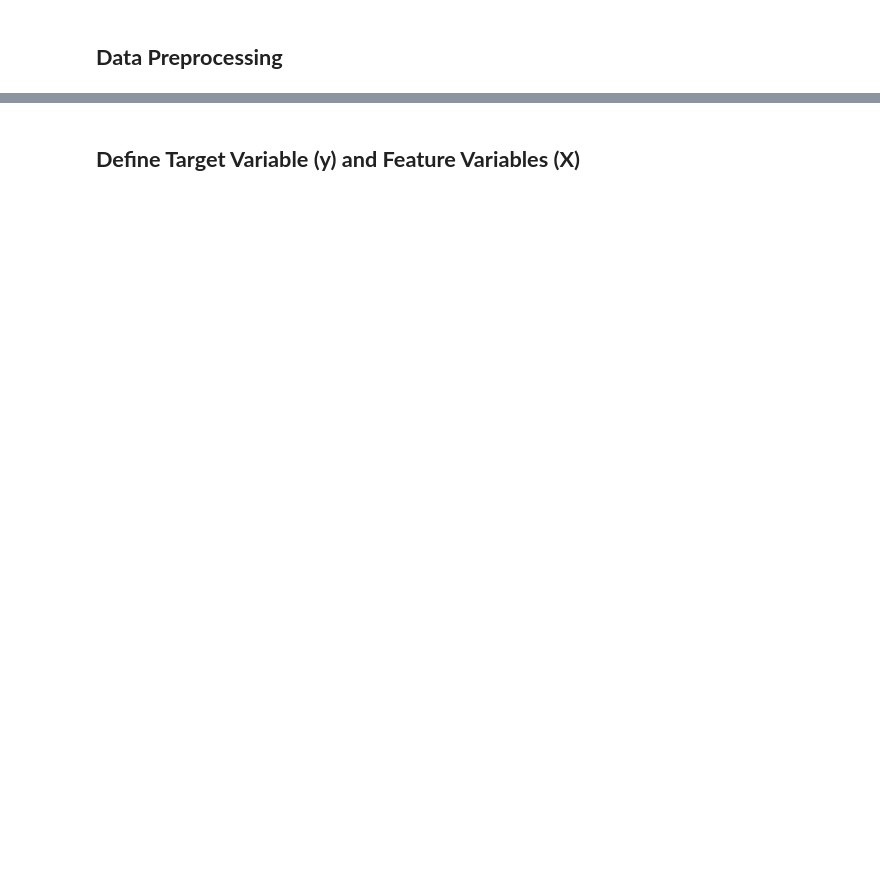
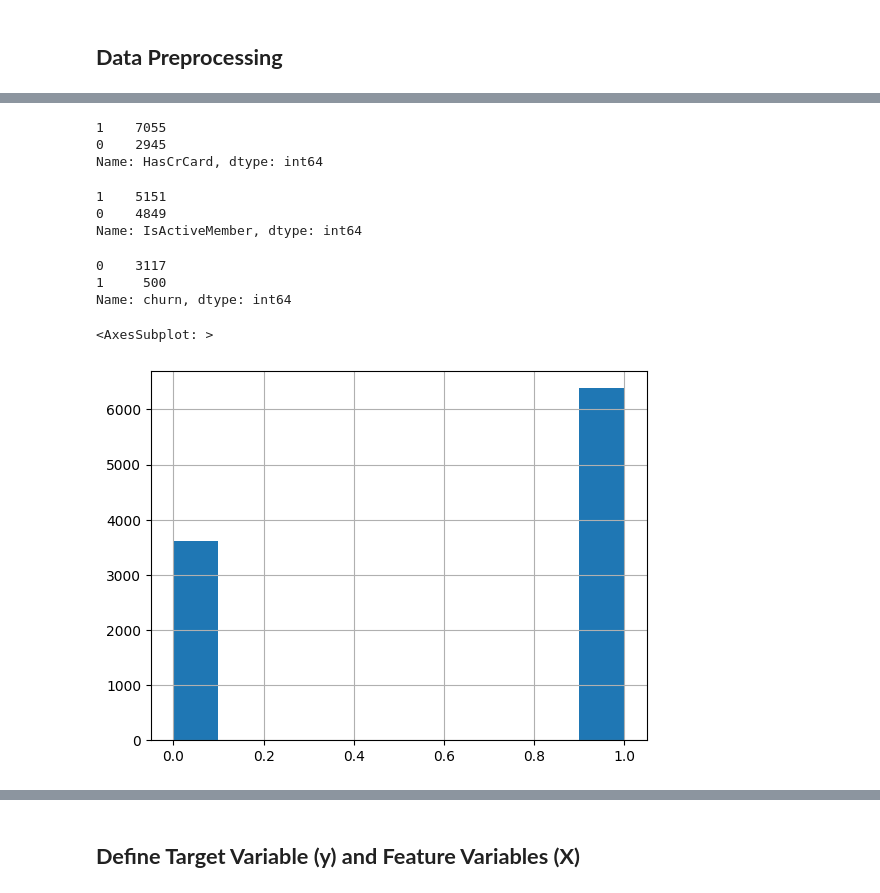
Before and after one commit to candobettercode/codsoft, a Jupyter notebook: churn_prediction/Churn Predicition.ipynb, the cells around one changed output, grey strips where cells are left out. Drawn from its saved outputs; the diff is of its cells as text; code cells hidden in the pictures; blank space fills up the shorter version.

```diff
--- a/churn_prediction/Churn Predicition.ipynb
+++ b/churn_prediction/Churn Predicition.ipynb
@@ -238,3 +238,5 @@ plt.legend(title = 'Type', labels = ['churn','not_churn'])
 # %% [output]
 <matplotlib.legend.Legend at 0x...>
 [figure]
+# %%
+data.replace({'Geography':{'France':0,'Germany':1,'Spain':2}},inplace=True)
@@ -240,0 +268,2 @@ plt.legend(title = 'Type', labels = ['churn','not_churn'])
+# %%
+data.replace({'Gender':{'Female':0,'Male':1}},inplace=True)
@@ -242,0 +313,2 @@ plt.legend(title = 'Type', labels = ['churn','not_churn'])
+# %%
+data.replace({'NumOfProducts':{1:0,2:1,3:1,4:1}},inplace =True)
@@ -242,0 +332,25 @@ plt.legend(title = 'Type', labels = ['churn','not_churn'])
+# %%
+data['HasCrCard'].value_counts()
+# %% [output]
+1    7055
+0    2945
+Name: HasCrCard, dtype: int64
+# %%
+data['IsActiveMember'].value_counts()
+# %% [output]
+1    5151
+0    4849
+Name: IsActiveMember, dtype: int64
+# %%
+data.loc[(data['Balance']==0),'churn'].value_counts()
+# %% [output]
+0    3117
+1     500
+Name: churn, dtype: int64
+# %%
+data['ZeroBal'] = np.where(data['Balance']>0,1,0)
+# %%
+data['ZeroBal'].hist()
+# %% [output]
+<AxesSubplot: >
+[figure, added]
```
Also changed, not shown: parts of 35 cells of this notebook.
